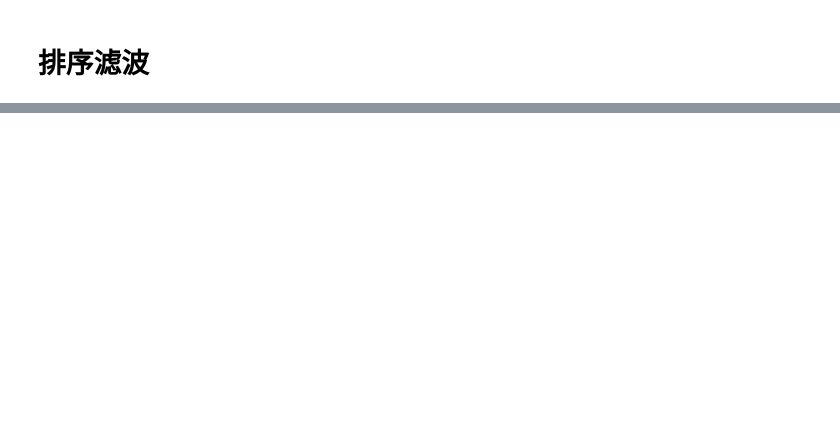
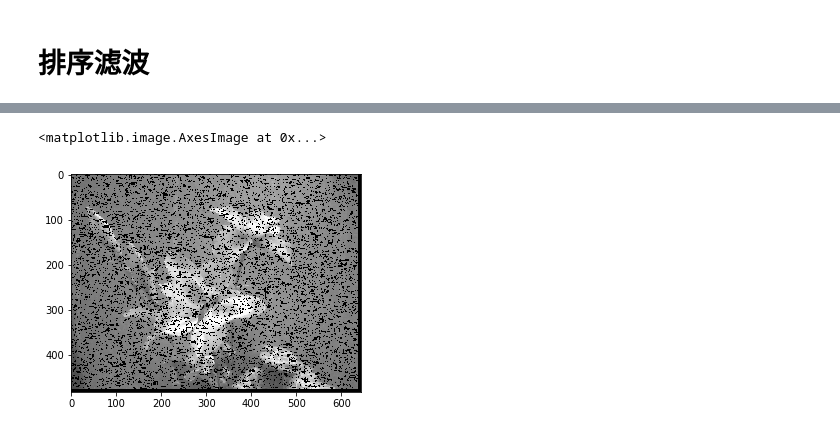
Before and after one commit to juxiangwu/image-processing, a Jupyter notebook: 图像滤波去噪分析/滤波器设计与实现/23-排序滤波.ipynb, the cells around one changed output, grey strips where cells are left out. Saved outputs shown, nothing was run; the diff lists cells and outputs as text; code cells hidden in the pictures; blank space fills up the shorter version.

```diff
--- a/图像滤波去噪分析/滤波器设计与实现/23-排序滤波.ipynb
+++ b/图像滤波去噪分析/滤波器设计与实现/23-排序滤波.ipynb
@@ -157,0 +231,25 @@ IndexError: index 5 is out of bounds for axis 0 with size 2
+# %%
+def rank_filter(im,size,rank):
+    size2 = size * size
+    margin  = (size - 1) // 2
+    if rank < 0 or rank >= size2:
+        raise ValueError('rank should less then size * size')
+    rows,cols = im.shape[0],im.shape[1]
+    buf = np.zeros((size2,))
+    dst = np.zeros((rows + size,cols + size))
+    for y in range(rows-size):
+        for x in range(cols-size):
+            for i in range(size):
+                buf[i * size] = im[y+i,x]
+            buf = np.sort(buf)
+#             pixel = do_rank(buf,size2,rank)
+
+            dst[y,x] = buf[size2 // 2]
+    return dst
+# %%
+dst_rank = rank_filter(src_noise_pepper,3,7)
+# %%
+plt.imshow(dst_rank,'gray')
+# %% [output]
+<matplotlib.image.AxesImage at 0x...>
+[figure, added]
```
Also changed, not shown: parts of 18 cells of this notebook, 10 other files.
